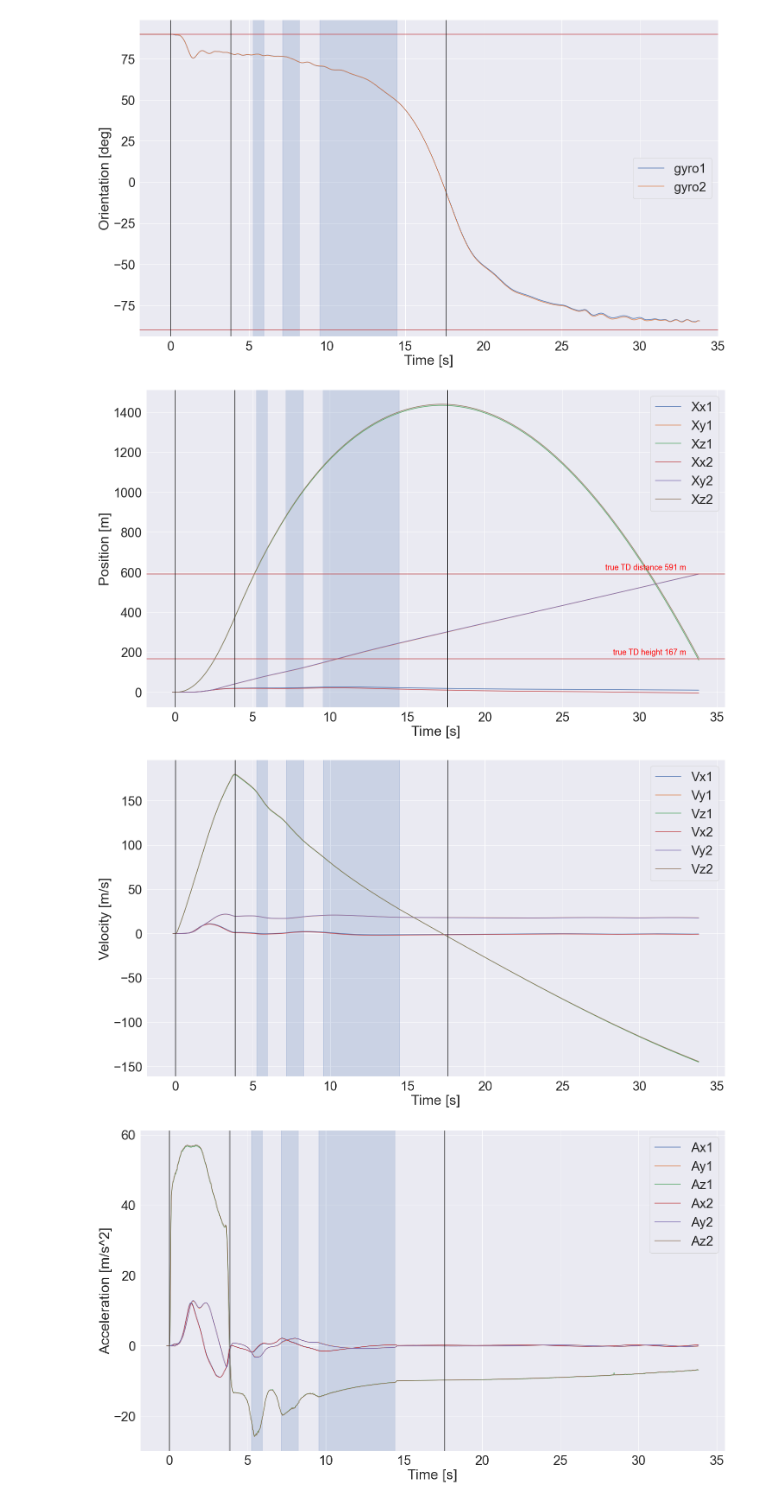
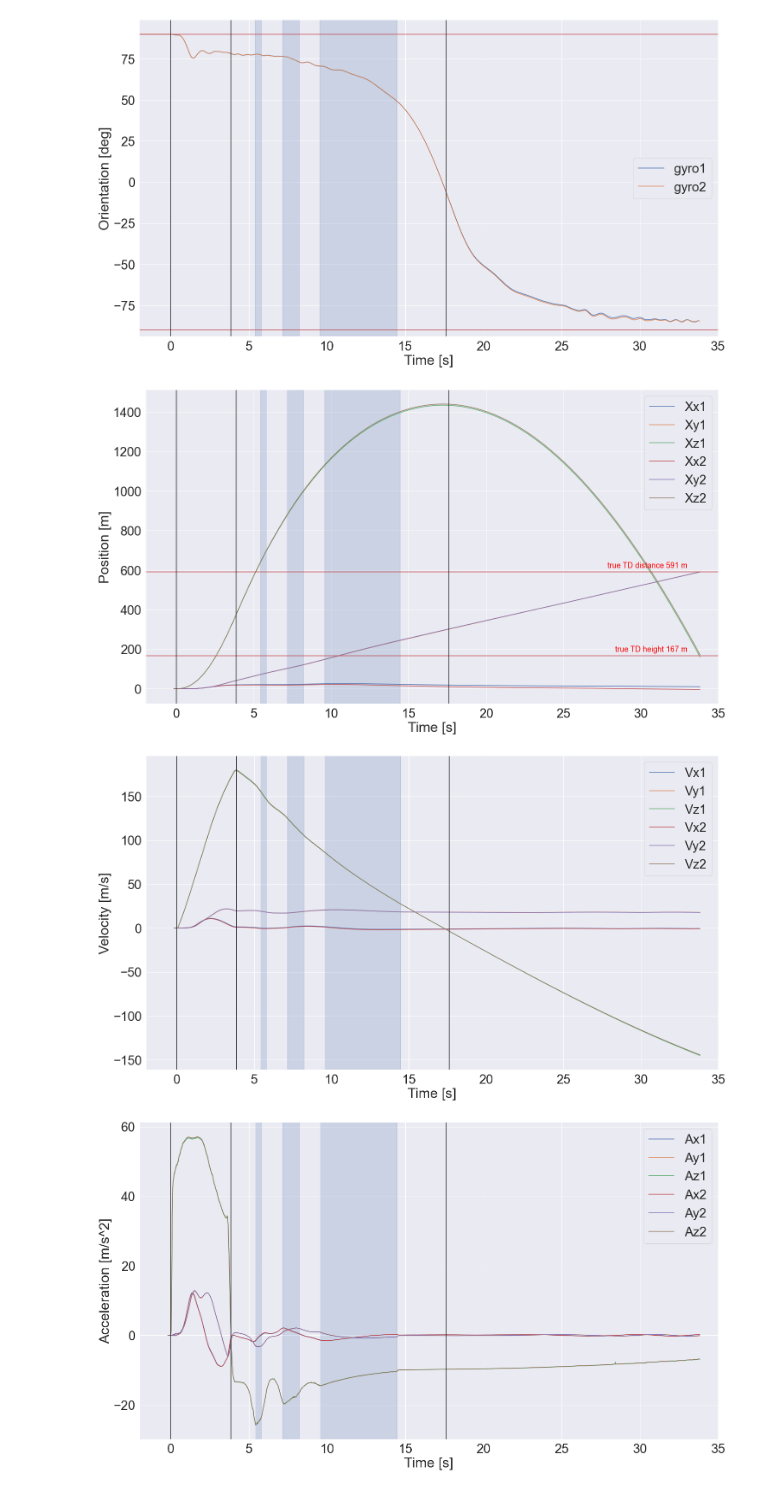
Before and after one commit to aris-space/euler-avionics, a Jupyter notebook: maiden_launch_analysis/maiden_launch_trajectory.ipynb, the cells around one changed output. Saved outputs shown, nothing was run; the diff lists cells and outputs as text; code cells hidden in the pictures.

```diff
--- a/maiden_launch_analysis/maiden_launch_trajectory.ipynb
+++ b/maiden_launch_analysis/maiden_launch_trajectory.ipynb
@@ -59,8 +59,8 @@ def plot_events(plt):
         plt.axvline(x=t_burnout, color='k')
         plt.axvline(x=t_apogee, color='k')
     if show_actuation:
-        plt.axvspan(5.25, 5.95, color='b', alpha=0.2)
-        plt.axvspan(7.15, 8.25, color='b', alpha=0.2)
+        plt.axvspan(5.4, 5.8, color='b', alpha=0.2)
+        plt.axvspan(7.15, 8.2, color='b', alpha=0.2)
         plt.axvspan(9.55, 14.45, color='b', alpha=0.2)
 # %%
 import matplotlib.pyplot as plt
@@ -244,42 +250,51 @@ def get_velocity_and_position(t_array, RA_array, a_RA_array):
 
 a_RA_array1 = -combined["Ay_IMU1"]
 a_RA_array2 = -combined["Ay_IMU2"]
-t_array1, X_array1, V_array1, A_array1 = get_velocity_and_position(combined["Time [s]"], RA_array1, a_RA_array1)
-t_array2, X_array2, V_array2, A_array2 = get_velocity_and_position(combined["Time [s]"], RA_array2, a_RA_array2)
+t_array, X_array1, V_array1, A_array1 = get_velocity_and_position(combined["Time [s]"], RA_array1, a_RA_array1)
+t_array, X_array2, V_array2, A_array2 = get_velocity_and_position(combined["Time [s]"], RA_array2, a_RA_array2)
 
 def plot_3d_array(t_array, array, vector_type):
     comps = ["x","y","z"]
     for i in range(array.shape[1]):
         plt.plot(t_array, array[:,i], label=vector_type[0]+comps[i]+vector_type[-1])
         plt.xlabel("Time [s]")
 
 
-plot_3d_array(t_array1, X_array1, vector_type="X1")
-plot_3d_array(t_array2, X_array2, vector_type="X2")
+plot_3d_array(t_array, X_array1, vector_type="X1")
+plot_3d_array(t_array, X_array2, vector_type="X2")
 plt.ylabel("Position [m]")
 plt.axhline(alt_TD-alt_LR, color="r")
 plt.axhline(pos_TD-pos_LR, color="r")
 plt.text(33, pos_TD-pos_LR+20, f"true TD distance {pos_TD-pos_LR:.0f} m", fontsize=18, ha="right", color="red")
 plt.text(33, alt_TD-alt_LR+20, f"true TD height {alt_TD-alt_LR:.0f} m", fontsize=18, ha="right", color="red")
-
 plt.legend()
 plot_events(plt)
+plt.xlim(-2, duration)
 plt.show()
 
-plot_3d_array(t_array1, V_array1, vector_type="V1")
-plot_3d_array(t_array2, V_array2, vector_type="V2")
+plot_3d_array(t_array, V_array1, vector_type="V1")
+plot_3d_array(t_array, V_array2, vector_type="V2")
 plt.ylabel("Velocity [m/s]")
 plt.legend()
 plot_events(plt)
+plt.xlim(-2, duration)
+#plt.xlim(3,5)
+#plt.ylim(100,190)
+
+
 plt.show()
 
-plot_3d_array(t_array1, A_array1, vector_type="A1")
-plot_3d_array(t_array2, A_array2, vector_type="A2")
+
+plot_3d_array(t_array, A_array1, vector_type="A1")
+plot_3d_array(t_array, A_array2, vector_type="A2")
 plt.legend()
 plt.ylabel("Acceleration [m/s^2]")
 plot_events(plt)
+plt.xlim(-2, duration)
+#plt.xlim(4,6)
+
 plt.show()
 # %% [output]
-[figure, old version]
+[figure, new version]
-[figure, old version]
+[figure, new version]
-[figure, old version]
+[figure, new version]
```
Also changed, not shown: parts of 16 cells of this notebook.
